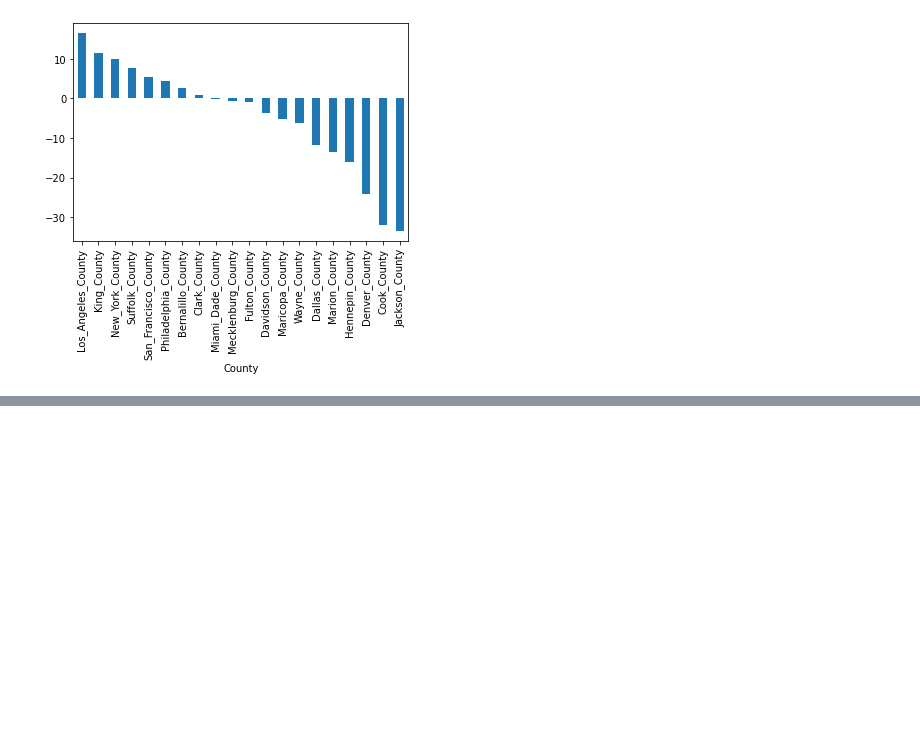
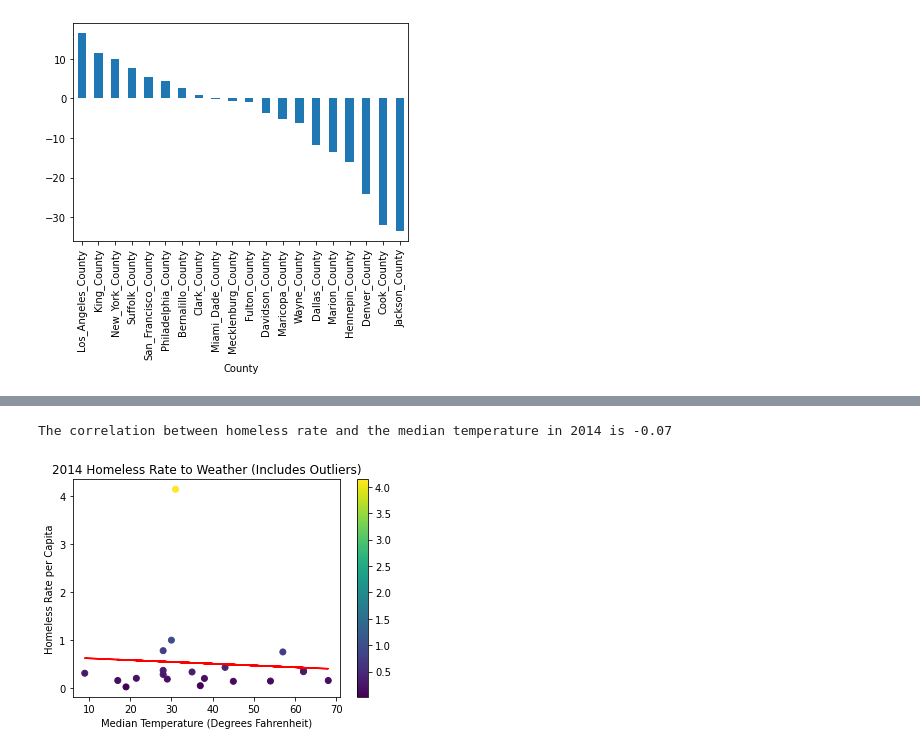
Before and after one commit to kylagelev/Homelessness-Weather, a Jupyter notebook: Homelessness_Data.ipynb, the cells around one changed output, grey strips where cells are left out. Cells and saved outputs as stored; diff of their text form; code cells hidden in the pictures; blank space fills up the shorter version.

```diff
--- a/Homelessness_Data.ipynb
+++ b/Homelessness_Data.ipynb
@@ -209,0 +242,7 @@ percent_change.plot(kind = 'bar')
+# %%
+#now I want to pull into the csv files to create scatter plots
+homeless_weather_data_2014 = pd.read_csv('2014_Master_Summary.csv')
+homeless_weather_2014_df = pd.DataFrame(homeless_weather_data_2014)
+
+homeless_weather_data_2015 = pd.read_csv('2015_Master_Summary.csv')
+homeless_weather_2015_df = pd.DataFrame(homeless_weather_data_2015)
@@ -209,0 +269,19 @@ percent_change.plot(kind = 'bar')
+# %%
+#creating scatterplot for data with outliers for 2014
+x = homeless_weather_2014_df['Jan_Median_Temp']
+y = homeless_weather_2014_df['Homelessness_Rate(%)']
+t = y
+homeless_2014_scatterplot = plt.scatter(x, y, c = t, cmap = 'viridis')
+plt.colorbar(homeless_2014_scatterplot)
+plt.xlabel('Median Temperature (Degrees Fahrenheit)')
+plt.ylabel('Homeless Rate per Capita')
+plt.title('2014 Homeless Rate to Weather (Includes Outliers)')
+
+#adding regression line and correlation
+(slope, intercept, rvalue, pvalue, stderr) = linregress(x, y)
+regress_values = x * slope + intercept
+plt.plot(x, regress_values,'r-')
+print(f'The correlation between homeless rate and the median temperature in 2014 is {round(rvalue, 2)}')
+# %% [output]
+The correlation between homeless rate and the median temperature in 2014 is -0.07
+[figure, added]
```
Also changed, not shown: parts of 9 cells of this notebook.
